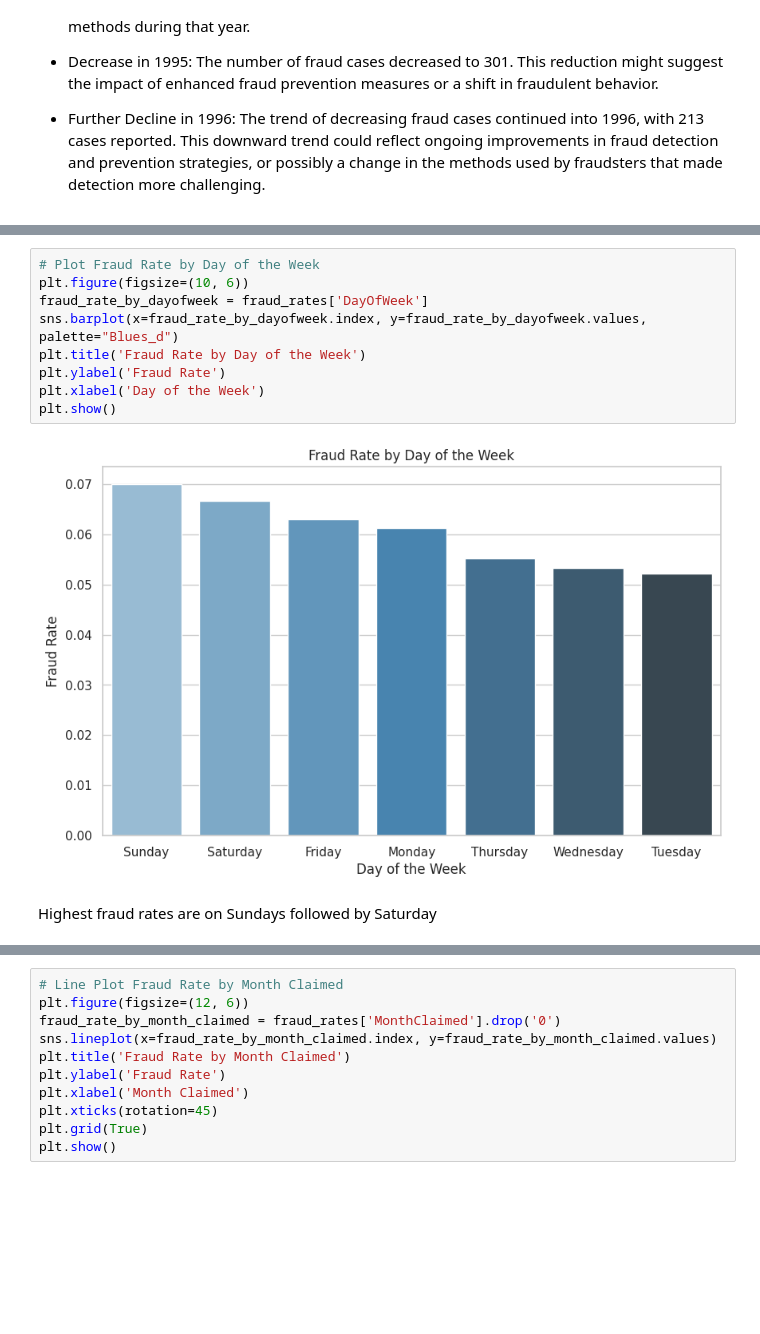
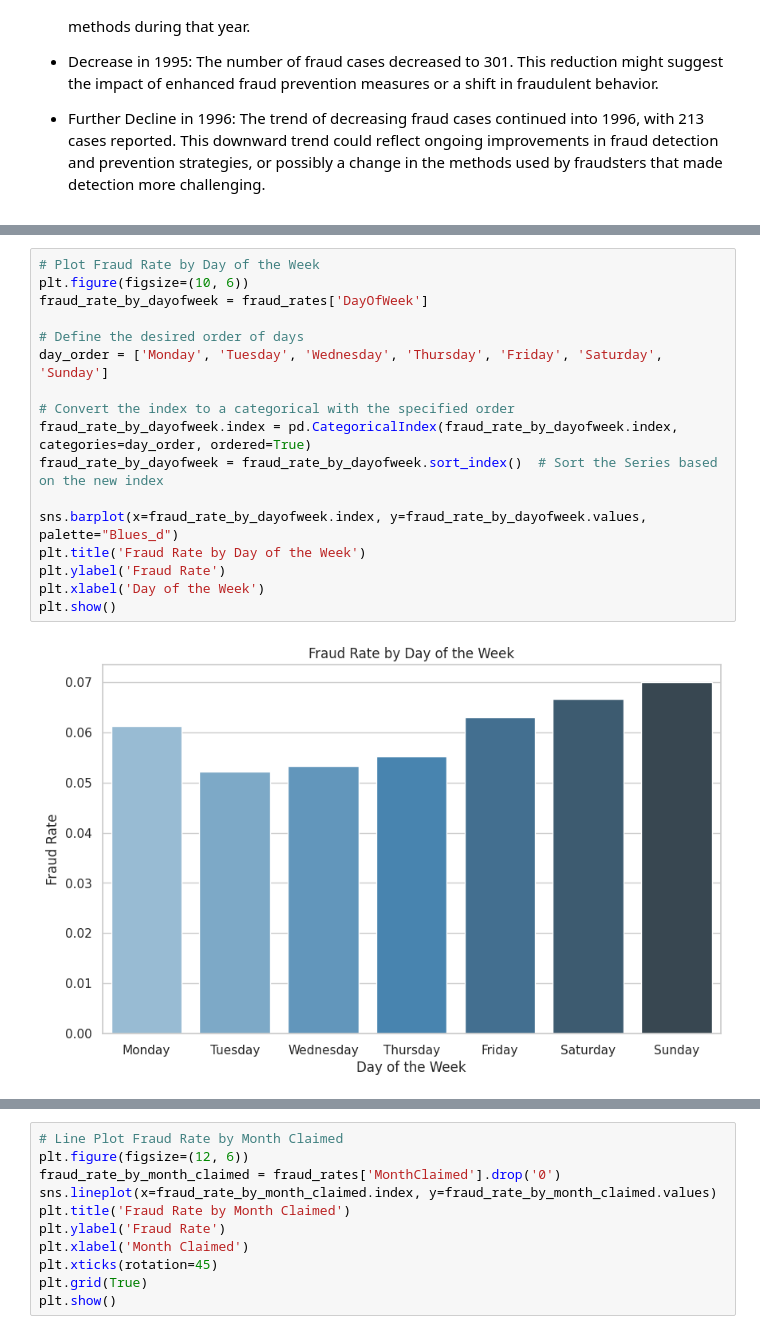
Before and after one commit to kimp10/Insurance-Fraud-Detection-Model-, a Jupyter notebook: Insurance_Fraud_detection.ipynb, the cells around one changed output, grey strips where cells are left out. Cells and saved outputs as stored; diff of their text form; blank space fills up the shorter version.

```diff
--- a/Insurance_Fraud_detection.ipynb
+++ b/Insurance_Fraud_detection.ipynb
@@ -277,15 +288,19 @@ Highest fraud rates are in march and August
 # %%
 # Plot Fraud Rate by Day of the Week
 plt.figure(figsize=(10, 6))
 fraud_rate_by_dayofweek = fraud_rates['DayOfWeek']
+
+# Define the desired order of days
+day_order = ['Monday', 'Tuesday', 'Wednesday', 'Thursday', 'Friday', 'Saturday', 'Sunday']
+
+# Convert the index to a categorical with the specified order
+fraud_rate_by_dayofweek.index = pd.CategoricalIndex(fraud_rate_by_dayofweek.index, categories=day_order, ordered=True)
+fraud_rate_by_dayofweek = fraud_rate_by_dayofweek.sort_index()  # Sort the Series based on the new index
+
 sns.barplot(x=fraud_rate_by_dayofweek.index, y=fraud_rate_by_dayofweek.values, palette="Blues_d")
 plt.title('Fraud Rate by Day of the Week')
 plt.ylabel('Fraud Rate')
 plt.xlabel('Day of the Week')
 plt.show()
 # %% [output]
-[figure, old version]
+[figure, new version]
-# %% [markdown]
-
-
-Highest fraud rates are on Sundays  followed by Saturday
```
Also changed, not shown: parts of 6 cells of this notebook.
